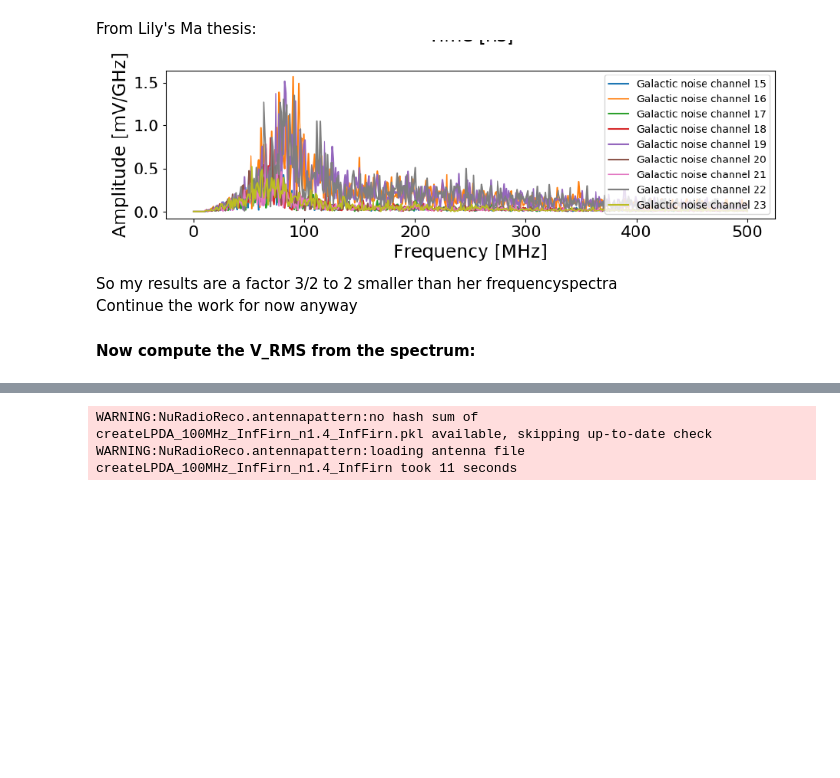
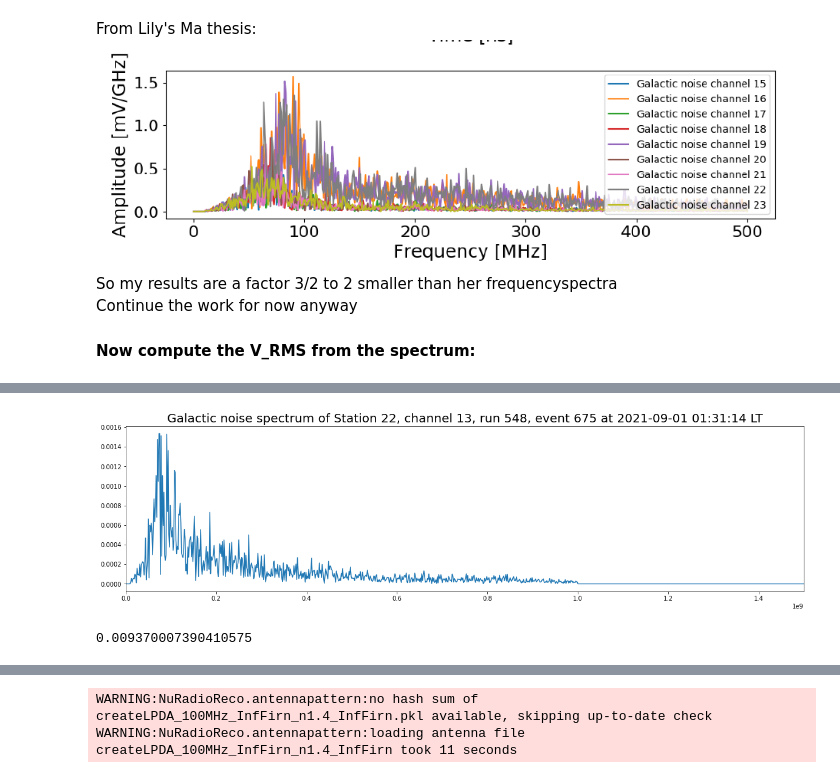
Before and after one commit to JethroStoffels/RNOG_Programming, a Jupyter notebook: Galactic noise/2023-01-16 GalacticNoiseSpectrum.ipynb, the cells around one changed output, grey strips where cells are left out. Cells and saved outputs as stored; diff of their text form; code cells hidden in the pictures; blank space fills up the shorter version.

```diff
--- a/Galactic noise/2023-01-16 GalacticNoiseSpectrum.ipynb
+++ b/Galactic noise/2023-01-16 GalacticNoiseSpectrum.ipynb
@@ -97,0 +98,5 @@ WARNING:NuRadioReco.antennapattern:loading antenna file createLPDA_100MHz_InfFir
+# %%
+GNFreq,GNSpec=GalacticNoiseSpectrum(22,13,548,675,Plot=True)
+VRMS=np.sqrt(np.sum(np.abs(GNSpec)**2))
+print(VRMS)
+# %% [output]
@@ -97,0 +105,2 @@ WARNING:NuRadioReco.antennapattern:loading antenna file createLPDA_100MHz_InfFir
+[figure, added]
+0.009370007390410575
```
Also changed, not shown: parts of 8 cells of this notebook, 3 other files.
